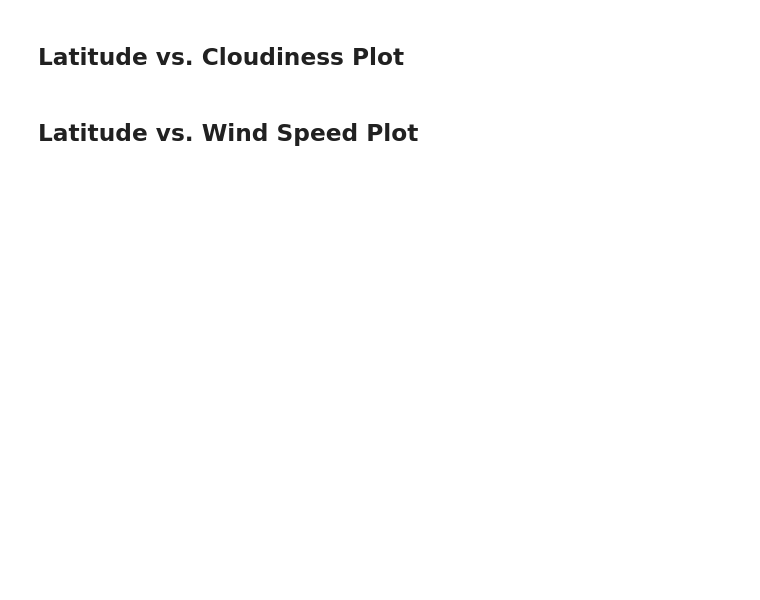
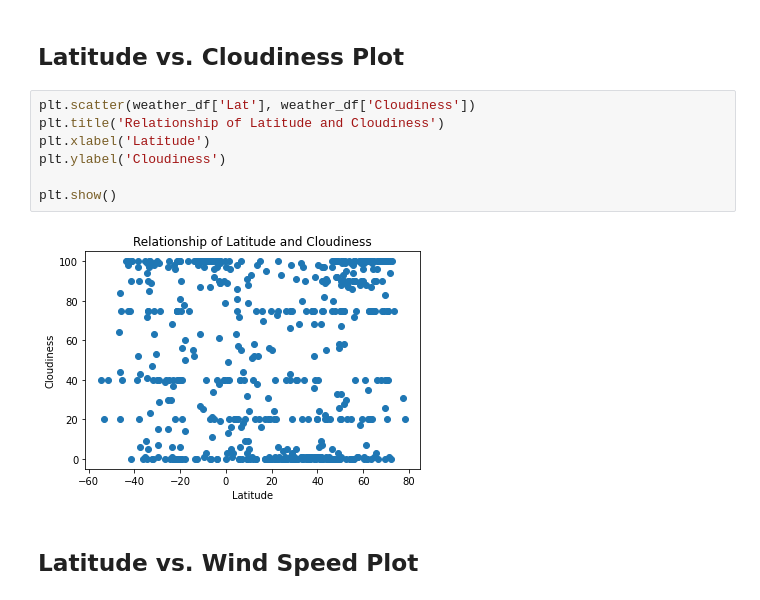
Before and after one commit to wagneree193/python-api-challenge, a Jupyter notebook: WeatherPy.ipynb, the cells around one changed output. Cells and saved outputs as stored; diff of their text form; blank space fills up the shorter version.

```diff
--- a/WeatherPy.ipynb
+++ b/WeatherPy.ipynb
@@ -230,4 +248,13 @@ weather_df.sort_values(by=['Humidity'], ascending = False)
 # %% [markdown]
 ## Latitude vs. Cloudiness Plot
+# %%
+plt.scatter(weather_df['Lat'], weather_df['Cloudiness'])
+plt.title('Relationship of Latitude and Cloudiness')
+plt.xlabel('Latitude')
+plt.ylabel('Cloudiness')
+
+plt.show()
+# %% [output]
+[figure, added]
 # %% [markdown]
 ## Latitude vs. Wind Speed Plot
```
Also changed, not shown: parts of 3 cells of this notebook.
